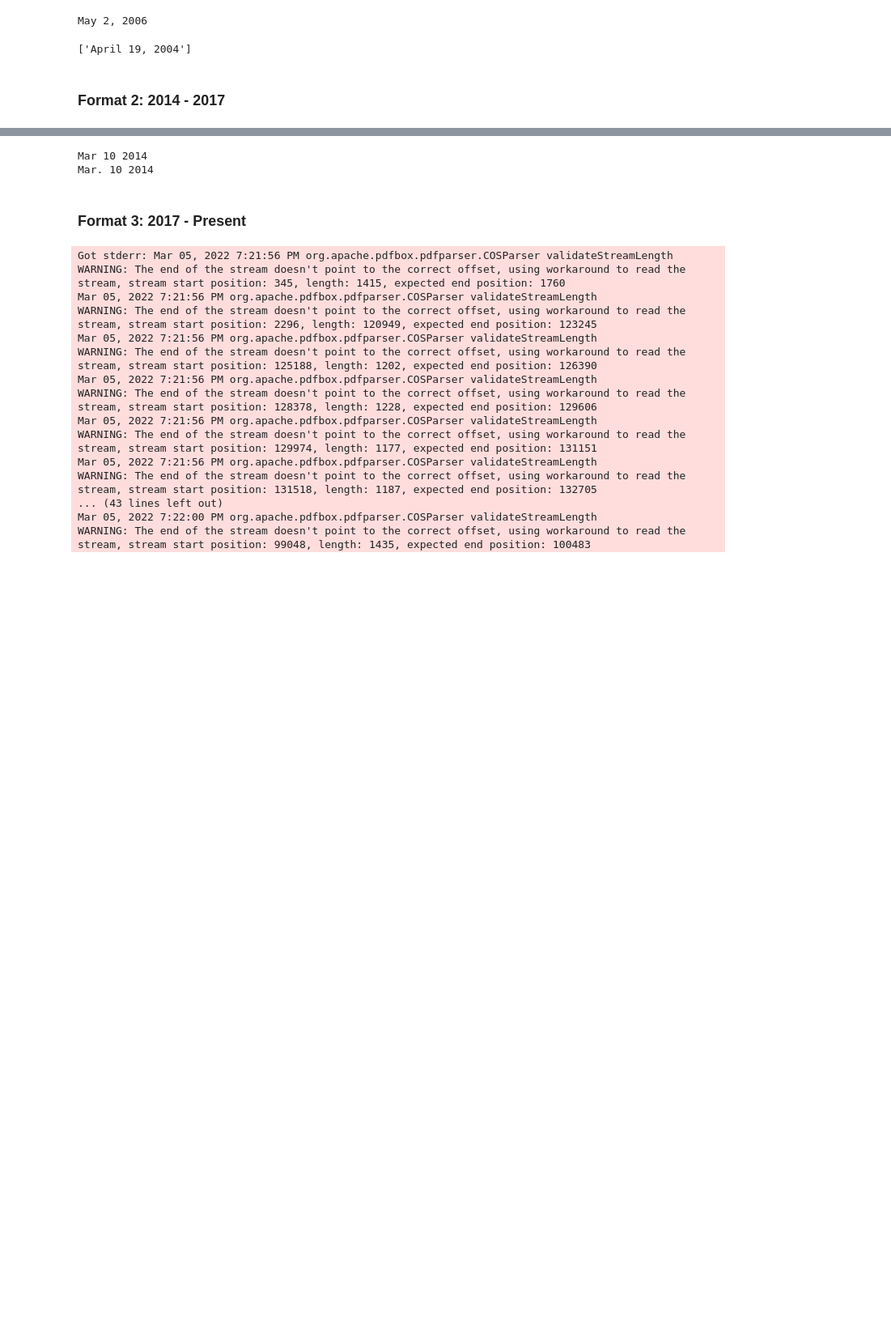
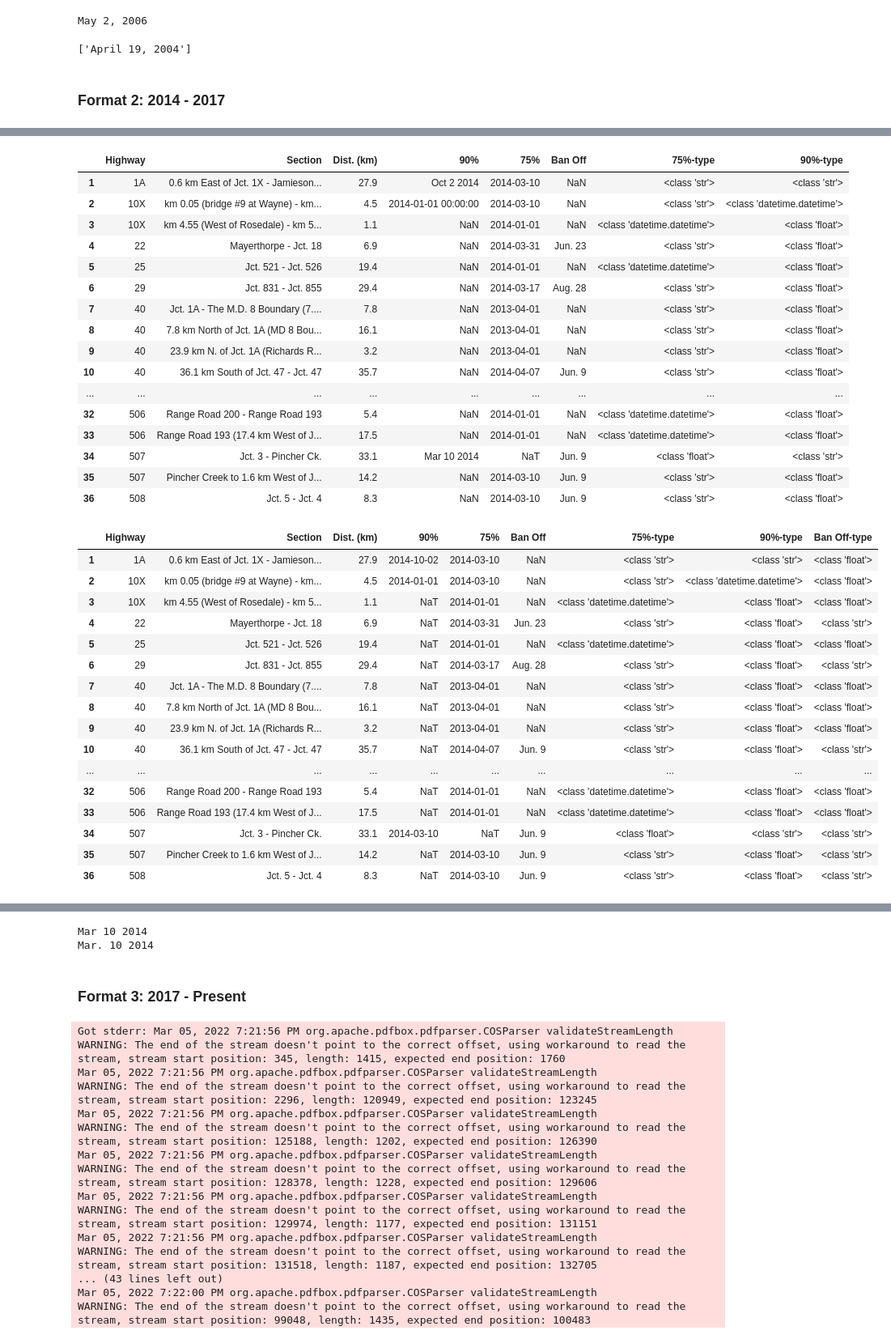
Before and after one commit to kj-kwan/alberta-road-bans, a Jupyter notebook: Road Ban Analysis.ipynb, the cells around one changed output, grey strips where cells are left out. Shown at 81% size. Drawn from its saved outputs; the diff is of its cells as text; code cells hidden in the pictures; blank space fills up the shorter version.

Commit message:
fixed Format 2 data cleaning issues.

```diff
--- a/Road Ban Analysis.ipynb
+++ b/Road Ban Analysis.ipynb
@@ -501,7 +501,7 @@ print(format3)
 # %%
 # Using the pre-processing on the pdf report to format data into most recent format of road ban data
 data = []
-for f in rb_reports[:3]:
+for f in rb_reports[:10]:
     pdf_tables = read_pdf(f'./road ban reports/{f}',pages='all')
 
     # Parsing pdf file for the effective date of the report
@@ -515,9 +515,10 @@ for f in rb_reports[:3]:
     # Iterating through the pdf pages
     for i in range(len(pdf_tables)):
         df_temp = pdf_tables[i]
-        display(df_temp)
+#         display(df_temp)
         df_temp.columns = ['Road','-','Description','Percentage']
         for index, row in df_temp.iterrows():
+#             display(row)
             if index < len(df_temp)-1:
                 if pd.notnull(row['Road']):
                     if pd.isnull(df_temp.iloc[index+1]['Road']):
@@ -779,0 +597,41 @@ ValueError: time data 'all year Mar 10 2014' does not match format '%b %d %Y'
+# %%
+data = []
+
+for f in format2:
+    print(f)
+    pdf_tables = read_pdf(f'./road ban summary lists/{f}',pages='all')
+    year = int(f.split('-')[1])
+    for i in range(len(pdf_tables)):
+        print(f"i:{i}")
+        if i == 0:
+            df_temp = pdf_tables[i].T.reset_index(drop=True).set_index(0).T
+        else:
+            df_temp = pdf_tables[i]
+        display(df_temp)
+        for col in ['75%','90%','Ban Off']:
+            df_temp[col] = df_temp[col].apply(lambda x: np.nan if x == 'N/A' else x) # Replaces N/A with a null value
+            df_temp[col] = df_temp[col].apply(lambda x: dt.datetime(1900,1,1)+dt.timedelta(days=int(x)) if str(x).isnumeric() else x) # Meant for accidental excel formatting of date into a numerical value
+            df_temp[col] = df_temp[col].apply(lambda x: re.sub('\.','. ',x) if type(x)==str else x) # Eliminating typo error missing a space to divide
+            df_temp[col] = df_temp[col].apply(lambda x: re.sub('\s+',' ',x) if type(x)==str else x) # Eliminating stray multiple consecutive spaces
+            df_temp[col] = df_temp[col].apply(lambda x: re.sub('(\d+)%','',x) if type(x)==str else x) # Eliminating axle weight percentages
+            df_temp[col] = df_temp[col].apply(lambda x: re.sub('[\(\)]','',x) if type(x)==str else x) # Eliminating brackets
+            df_temp[col] = df_temp[col].apply(lambda x: x.rstrip() if type(x)==str else x) # Eliminating trailing spaces
+            df_temp[col] = df_temp[col].apply(lambda x: dt.datetime(year,1,1) if ('all year' in str(x)) & (type(x)==str) else x) # Uses the start of the year (Jan 1) for entries containing all year
+            df_temp[col] = df_temp[col].apply(lambda x: x.split('/')[0] if type(x)==str else x) # Uses the first date in a dual date entry separated with a /
+            df_temp[col] = df_temp[col].apply(lambda x: re.sub('[\.\(\),]','',x)+f' {year}' if (type(x)==str) & (len(str(x).split(' '))<3) else x) # For entries that include the year in the entry this ensures the year in the entry is used
+            df_temp[col] = df_temp[col].apply(lambda x: ' '.join([y[:3] if i == 0 else y for i,y in enumerate(x.split(' '))]) if (type(x)==str) & (len(str(x).split(' ')[0])>3) else x)
+            df_temp[col] = df_temp[col].apply(lambda x: dt.datetime.strptime(re.sub('[\.\(\),]','',x),'%b %d %Y') if type(x)==str else x) # Removes the abbreviation "." and the brackets
+#         df_temp['90%'] = df_temp['90%'].apply(lambda x: dt.datetime(year,1,1) if x == 'all year' else x)
+#         df_temp['90%'] = df_temp['90%'].apply(lambda x: dt.datetime.strptime(re.sub('[\.\(\.\)]','',x)+f' {year}','%b %d %Y') if type(x)==str else x)
+#         df_temp['Ban Off'] = df_temp['Ban Off'].apply(lambda x: dt.datetime(year,1,1) if x == 'all year' else x)
+#         df_temp['Ban Off'] = df_temp['Ban Off'].apply(lambda x: dt.datetime.strptime(re.sub('[\.\(\.\)]','',x)+f' {year}','%b %d %Y') if type(x)==str else x)
+        for index, row in df_temp.iterrows():
+            if pd.notnull(row['75%']):
+                data.append([row['Highway'],row['Section'],row['Dist. (km)'],row['75%'],75])
+            if pd.notnull(row['90%']):
+                data.append([row['Highway'],row['Section'],row['Dist. (km)'],row['90%'],90])
+            if pd.notnull(row['Ban Off']):
+                data.append([row['Highway'],row['Section'],row['Dist. (km)'],row['Ban Off'],100])
+df2 = pd.DataFrame(data, columns=['Road','Description','Distance','Effective Date','Percentage'])
+df2
+# %% [output]
@@ -779,0 +708,34 @@ ValueError: time data 'all year Mar 10 2014' does not match format '%b %d %Y'
+|  | Highway | Section | Dist. (km) | 90% | 75% | Ban Off | 75%-type | 90%-type |
+| 1 | 1A | 0.6 km East of Jct. 1X - Jamieson... | 27.9 | Oct 2 2014 | 2014-03-10 | NaN | <class 'str'> | <class 'str'> |
+| 2 | 10X | km 0.05 (bridge #9 at Wayne) - km... | 4.5 | 2014-01-01 00:00:00 | 2014-03-10 | NaN | <class 'str'> | <class 'datetime.datetime'> |
+| 3 | 10X | km 4.55 (West of Rosedale) - km 5... | 1.1 | NaN | 2014-01-01 | NaN | <class 'datetime.datetime'> | <class 'float'> |
+| 4 | 22 | Mayerthorpe - Jct. 18 | 6.9 | NaN | 2014-03-31 | Jun. 23 | <class 'str'> | <class 'float'> |
+| 5 | 25 | Jct. 521 - Jct. 526 | 19.4 | NaN | 2014-01-01 | NaN | <class 'datetime.datetime'> | <class 'float'> |
+| 6 | 29 | Jct. 831 - Jct. 855 | 29.4 | NaN | 2014-03-17 | Aug. 28 | <class 'str'> | <class 'float'> |
+| 7 | 40 | Jct. 1A - The M.D. 8 Boundary (7.... | 7.8 | NaN | 2013-04-01 | NaN | <class 'str'> | <class 'float'> |
+| 8 | 40 | 7.8 km North of Jct. 1A (MD 8 Bou... | 16.1 | NaN | 2013-04-01 | NaN | <class 'str'> | <class 'float'> |
+| 9 | 40 | 23.9 km N. of Jct. 1A (Richards R... | 3.2 | NaN | 2013-04-01 | NaN | <class 'str'> | <class 'float'> |
+| 10 | 40 | 36.1 km South of Jct. 47 - Jct. 47 | 35.7 | NaN | 2014-04-07 | Jun. 9 | <class 'str'> | <class 'float'> |
+| ... | ... | ... | ... | ... | ... | ... | ... | ... |
+| 32 | 506 | Range Road 200 - Range Road 193 | 5.4 | NaN | 2014-01-01 | NaN | <class 'datetime.datetime'> | <class 'float'> |
+| 33 | 506 | Range Road 193 (17.4 km West of J... | 17.5 | NaN | 2014-01-01 | NaN | <class 'datetime.datetime'> | <class 'float'> |
+| 34 | 507 | Jct. 3 - Pincher Ck. | 33.1 | Mar 10 2014 | NaT | Jun. 9 | <class 'float'> | <class 'str'> |
+| 35 | 507 | Pincher Creek to 1.6 km West of J... | 14.2 | NaN | 2014-03-10 | Jun. 9 | <class 'str'> | <class 'float'> |
+| 36 | 508 | Jct. 5 - Jct. 4 | 8.3 | NaN | 2014-03-10 | Jun. 9 | <class 'str'> | <class 'float'> |
+|  | Highway | Section | Dist. (km) | 90% | 75% | Ban Off | 75%-type | 90%-type | Ban Off-type |
+| 1 | 1A | 0.6 km East of Jct. 1X - Jamieson... | 27.9 | 2014-10-02 | 2014-03-10 | NaN | <class 'str'> | <class 'str'> | <class 'float'> |
+| 2 | 10X | km 0.05 (bridge #9 at Wayne) - km... | 4.5 | 2014-01-01 | 2014-03-10 | NaN | <class 'str'> | <class 'datetime.datetime'> | <class 'float'> |
+| 3 | 10X | km 4.55 (West of Rosedale) - km 5... | 1.1 | NaT | 2014-01-01 | NaN | <class 'datetime.datetime'> | <class 'float'> | <class 'float'> |
+| 4 | 22 | Mayerthorpe - Jct. 18 | 6.9 | NaT | 2014-03-31 | Jun. 23 | <class 'str'> | <class 'float'> | <class 'str'> |
+| 5 | 25 | Jct. 521 - Jct. 526 | 19.4 | NaT | 2014-01-01 | NaN | <class 'datetime.datetime'> | <class 'float'> | <class 'float'> |
+| 6 | 29 | Jct. 831 - Jct. 855 | 29.4 | NaT | 2014-03-17 | Aug. 28 | <class 'str'> | <class 'float'> | <class 'str'> |
+| 7 | 40 | Jct. 1A - The M.D. 8 Boundary (7.... | 7.8 | NaT | 2013-04-01 | NaN | <class 'str'> | <class 'float'> | <class 'float'> |
+| 8 | 40 | 7.8 km North of Jct. 1A (MD 8 Bou... | 16.1 | NaT | 2013-04-01 | NaN | <class 'str'> | <class 'float'> | <class 'float'> |
+| 9 | 40 | 23.9 km N. of Jct. 1A (Richards R... | 3.2 | NaT | 2013-04-01 | NaN | <class 'str'> | <class 'float'> | <class 'float'> |
+| 10 | 40 | 36.1 km South of Jct. 47 - Jct. 47 | 35.7 | NaT | 2014-04-07 | Jun. 9 | <class 'str'> | <class 'float'> | <class 'str'> |
+| ... | ... | ... | ... | ... | ... | ... | ... | ... | ... |
+| 32 | 506 | Range Road 200 - Range Road 193 | 5.4 | NaT | 2014-01-01 | NaN | <class 'datetime.datetime'> | <class 'float'> | <class 'float'> |
+| 33 | 506 | Range Road 193 (17.4 km West of J... | 17.5 | NaT | 2014-01-01 | NaN | <class 'datetime.datetime'> | <class 'float'> | <class 'float'> |
+| 34 | 507 | Jct. 3 - Pincher Ck. | 33.1 | 2014-03-10 | NaT | Jun. 9 | <class 'float'> | <class 'str'> | <class 'str'> |
+| 35 | 507 | Pincher Creek to 1.6 km West of J... | 14.2 | NaT | 2014-03-10 | Jun. 9 | <class 'str'> | <class 'float'> | <class 'str'> |
+| 36 | 508 | Jct. 5 - Jct. 4 | 8.3 | NaT | 2014-03-10 | Jun. 9 | <class 'str'> | <class 'float'> | <class 'str'> |
```
Also changed, not shown: parts of 4 cells of this notebook.
